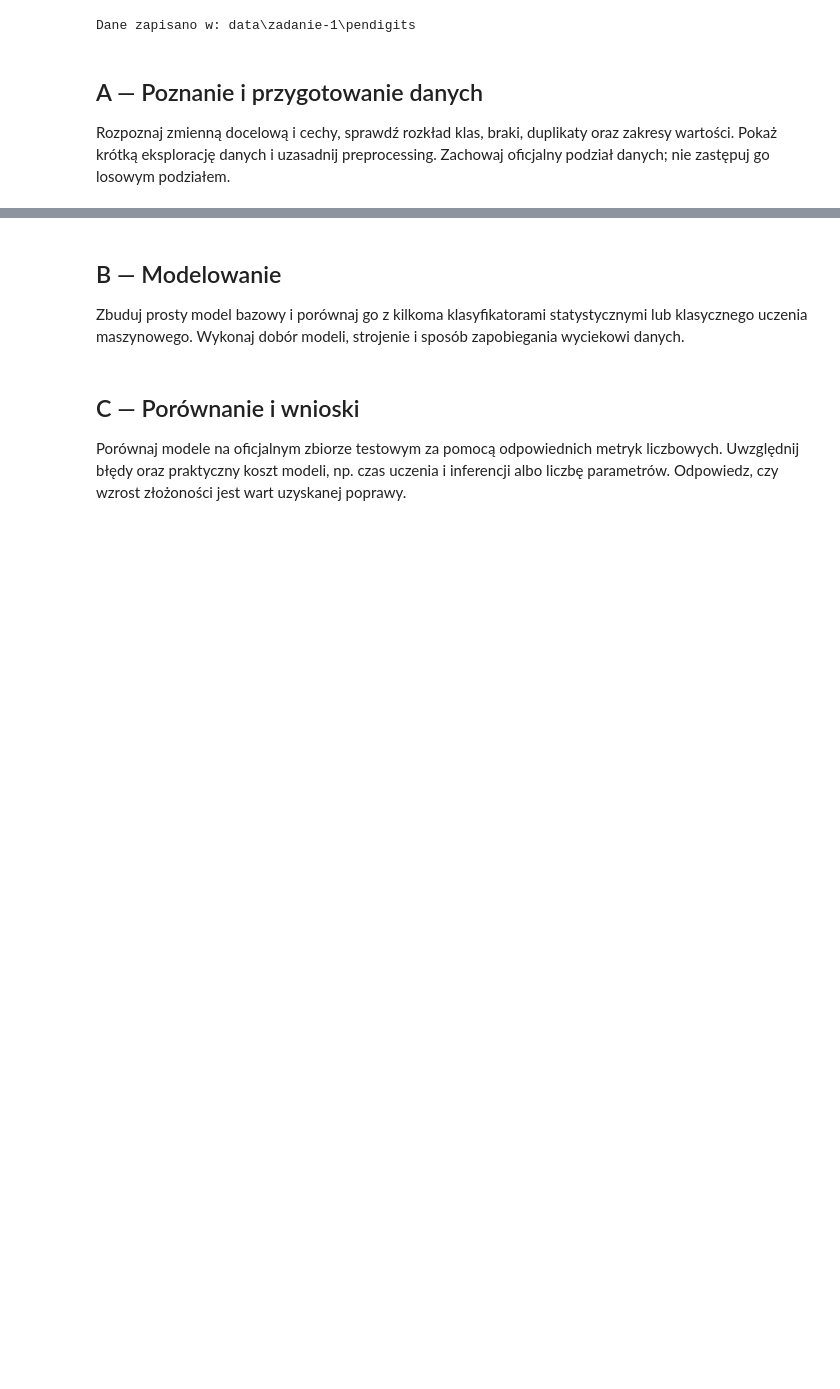
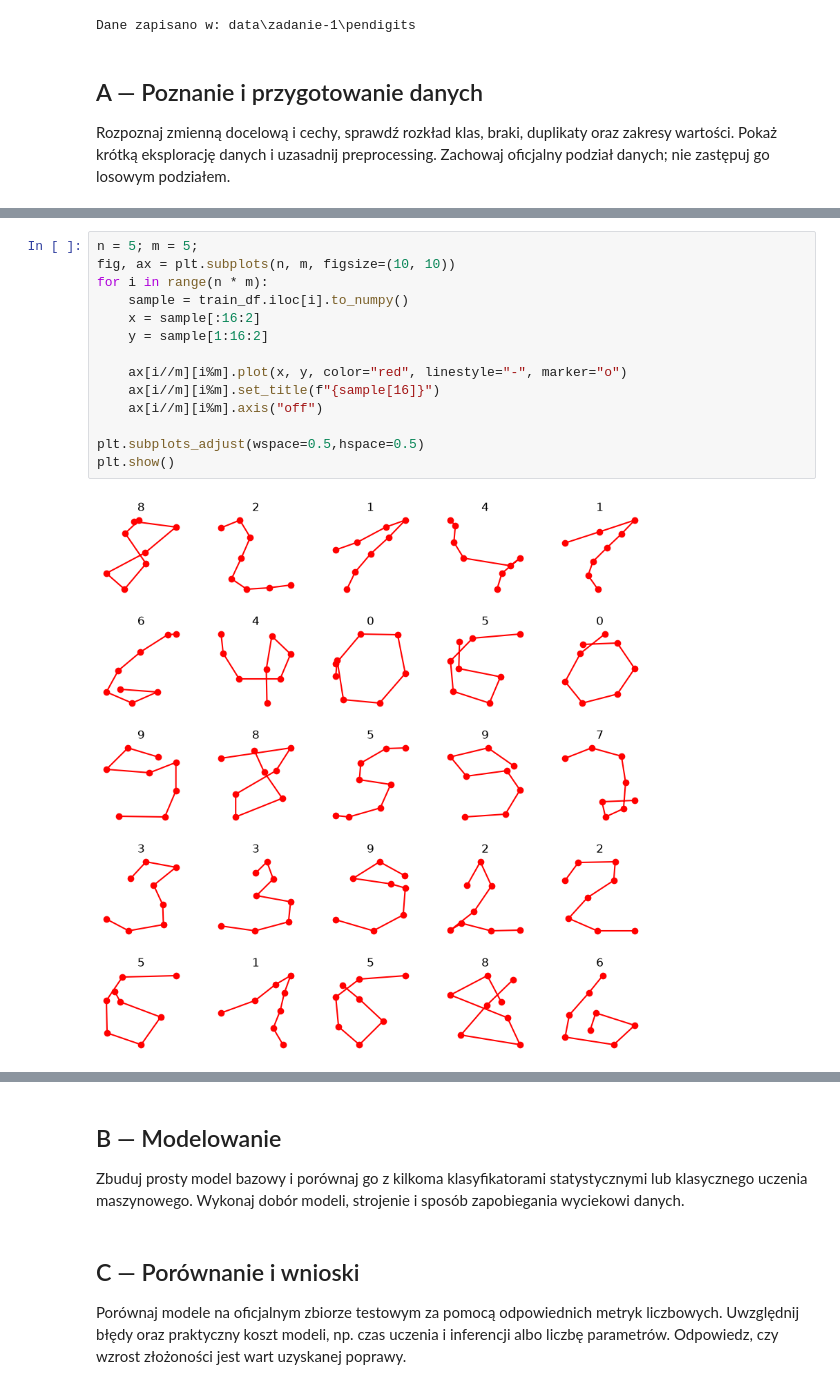
Before and after one commit to pirate1rat/Rekrutacja-AI-Med-2026-2027, a Jupyter notebook: Zadanie-1/Rozwiązanie-1.ipynb, the cells around one changed output, grey strips where cells are left out. Drawn from its saved outputs; the diff is of its cells as text; blank space fills up the shorter version.

```diff
--- a/Zadanie-1/Rozwiązanie-1.ipynb
+++ b/Zadanie-1/Rozwiązanie-1.ipynb
@@ -71,0 +106,16 @@ Name: count, dtype: int64
+# %%
+n = 5; m = 5;
+fig, ax = plt.subplots(n, m, figsize=(10, 10))
+for i in range(n * m):
+    sample = train_df.iloc[i].to_numpy()
+    x = sample[:16:2]
+    y = sample[1:16:2]
+
+    ax[i//m][i%m].plot(x, y, color="red", linestyle="-", marker="o")
+    ax[i//m][i%m].set_title(f"{sample[16]}")
+    ax[i//m][i%m].axis("off")
+
+plt.subplots_adjust(wspace=0.5,hspace=0.5)
+plt.show()
+# %% [output]
+[figure, added]
```
Also changed, not shown: parts of 6 cells of this notebook.
